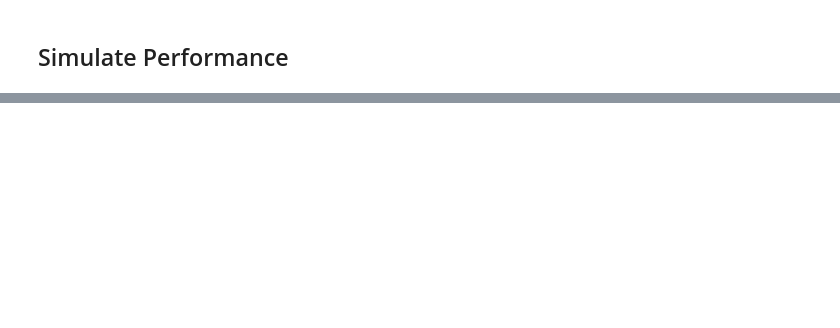
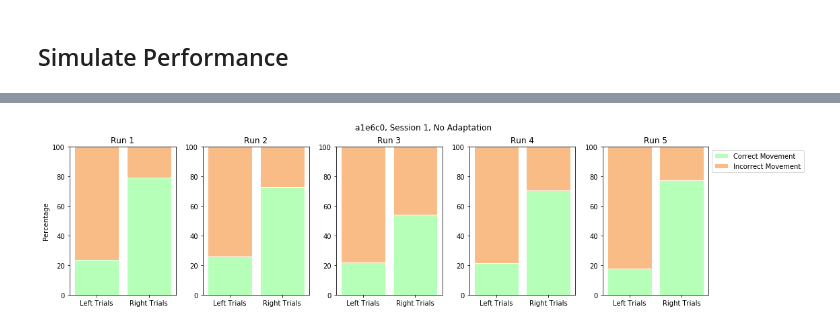
Before and after one commit to lpjiang97/EEG-CoAdaptation, a Jupyter notebook: Analysis/Run_Transfer_Learning.ipynb, the cells around one changed output, grey strips where cells are left out. Saved outputs shown, nothing was run; the diff lists cells and outputs as text; code cells hidden in the pictures; blank space fills up the shorter version.

Commit message:
Simulated transfer learning

```diff
--- a/Analysis/Run_Transfer_Learning.ipynb
+++ b/Analysis/Run_Transfer_Learning.ipynb
@@ -16,0 +114,8 @@ Either create average template or match whichever template works best for this c
+# %%
+def LoadBehavioralDataBCI(filename_behavioral):
+    """
+    This function loads behavioral data for the motor screening task and formats it to use in this script
+    """
+    behavioralData = pd.read_csv(filename_behavioral, ',')
+
+    return behavioralData
@@ -16,0 +373,4 @@ Either create average template or match whichever template works best for this c
+# %%
+# Load latest model and its associated data
+BCI_files = glob.glob('SaveData/' + subjID + '/Session' + str(session_number) + '/*' + subjID + '_BCI.easy')
+num_of_runs = len(BCI_files)
@@ -17,2 +480,9 @@ Either create average template or match whichever template works best for this c
 # %% [markdown]
 ## Simulate Performance
+# %%
+# Use behavioral data for original
+actual_scores = list()
+for runOfInt in range(1,5+1):
+    actual, TL = GetBehavioralTL(runOfInt)
+    correct_all = len(np.where(TL==actual)[0])/len(TL)*100
+    actual_scores.append(correct_all)
@@ -18,0 +530,76 @@ Either create average template or match whichever template works best for this c
+# %%
+# Set adaptation type
+adaptation_type = 'No Adaptation'
+
+for adaptation_type in ['No Adaptation','Co-Adaptation','Simulated with General Model']:
+    fig = plt.figure(figsize=(16,4))
+    for runOfInt in range(1,5+1):
+        # Calculate
+        if subject_group == 1:
+            if adaptation_type == 'No Adaptation':
+                actual, TL = GetBehavioralTL(runOfInt)
+            elif adaptation_type == 'Simulated with General Model':
+                actual = clf_general_all[runOfInt].predict(X_general_all[runOfInt])
+                TL = y_general_all[runOfInt] # true labels
+        elif subject_group == 2:
+            if adaptation_type == 'Co-Adaptation':
+                actual, TL = GetBehavioralTL(runOfInt)
+            elif adaptation_type == 'Simulated with General Model':
+                actual = clf_general_all[runOfInt].predict(X_general_all[runOfInt])
+                TL = y_general_all[runOfInt] # true labels
+        trials_left = np.where(TL==0)[0]
+        trials_right = np.where(TL==1)[0]
+        left_correct = len(np.where(actual[trials_left]==0)[0])/len(actual[trials_left])*100
+        left_wrong = 100 - left_correct
+        right_correct = len(np.where(actual[trials_right]==1)[0])/len(actual[trials_right])*100
+        right_wrong = 100 - right_correct
+
+        # Organize data for bar plotting
+        r = [0,1]
+        raw_data = {'correctBars': [left_correct, right_correct], 'wrongBars': [left_wrong, right_wrong]}
+        df = pd.DataFrame(raw_data)
+
+        # From raw value to percentage
+        correctBars = df['correctBars']
+        wrongBars = df['wrongBars']
+
+        # plot
+        barWidth = 0.85
+        names = ('Left Trials','Right Trials')
+        plt.subplot(150+runOfInt)
+
+        # Create green Bars
+        plt.bar(r, correctBars, color='#b5ffb9', edgecolor='white', width=barWidth)
+        # Create orange Bars
+        plt.bar(r, wrongBars, bottom=correctBars, color='#f9bc86', edgecolor='white', width=barWidth)
+
+        # Custom x axis
+        plt.xticks(r, names)
+        plt.ylim([0,100])
+        if runOfInt == 1:
+            plt.ylabel('Percentage')
+        plt.title('Run ' + str(runOfInt))
+
+    # Add a legend
+    lgd = plt.legend(['Correct Movement','Incorrect Movement'], loc='upper left', bbox_to_anchor=(1,1), ncol=1)
+
+    # Add super title
+    if subject_group == 1:
+        if adaptation_type == 'No Adaptation':
+            fig.suptitle(subjID + ', Session ' + str(session_number) + ', No Adaptation')
+        elif adaptation_type == 'Simulated with General Model':
+            fig.suptitle(subjID + ', Session ' + str(session_number) + ', Simulated with General Model')
+    elif subject_group == 2:
+        if adaptation_type == 'Co-Adaptation':
+            fig.suptitle(subjID + ', Session ' + str(session_number) + ', Co-Adaptation')
+        elif adaptation_type == 'Simulated with General Model':
+            fig.suptitle(subjID + ', Session ' + str(session_number) + ', Simulated with General Model')
+    fig.tight_layout()
+    fig.subplots_adjust(top=0.86)
+
+    # Show graphic
+    plt.show()
+    fig.savefig('Figures/GeneralModels/excluding_' + subjID + '/' + subjID + '_LR_Session-' + str(session_number) + '_' + adaptation_type + '.png',
+            bbox_extra_artists=(lgd,))
+# %% [output]
+[figure, added]
```
Also changed, not shown: parts of 27 cells of this notebook, 1 other file.
